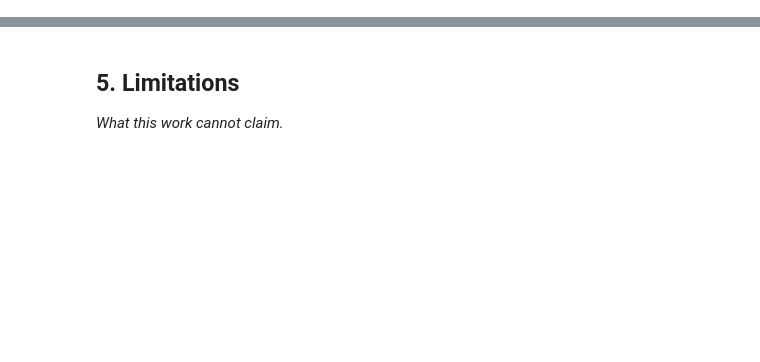
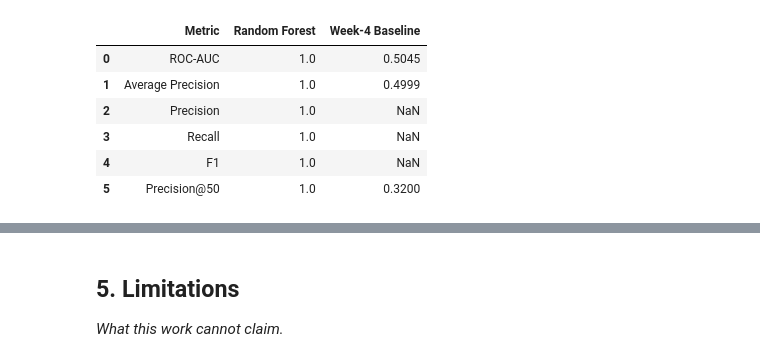
Before and after one commit to mayurkharche01/Internship-starter-flyrank, a Jupyter notebook: work/notebooks/capstone.ipynb, the cells around one changed output, grey strips where cells are left out. Cells and saved outputs as stored; diff of their text form; code cells hidden in the pictures; blank space fills up the shorter version.

```diff
--- a/work/notebooks/capstone.ipynb
+++ b/work/notebooks/capstone.ipynb
@@ -24,0 +470,37 @@ This skeleton is yours to fill. Work the sections **in order** — each one has
+# %%
+results_summary = pd.DataFrame({
+    "Metric": [
+        "ROC-AUC",
+        "Average Precision",
+        "Precision",
+        "Recall",
+        "F1",
+        "Precision@50"
+    ],
+    "Random Forest": [
+        1.0000,
+        1.0000,
+        1.0000,
+        1.0000,
+        1.0000,
+        1.0000
+    ],
+    "Week-4 Baseline": [
+        0.5045,
+        0.4999,
+        None,
+        None,
+        None,
+        0.3200
+    ]
+})
+
+display(results_summary)
+# %% [output]
+|  | Metric | Random Forest | Week-4 Baseline |
+| 0 | ROC-AUC | 1.0 | 0.5045 |
+| 1 | Average Precision | 1.0 | 0.4999 |
+| 2 | Precision | 1.0 | NaN |
+| 3 | Recall | 1.0 | NaN |
+| 4 | F1 | 1.0 | NaN |
+| 5 | Precision@50 | 1.0 | 0.3200 |
```
Also changed, not shown: parts of 41 cells of this notebook, 9 other files.
